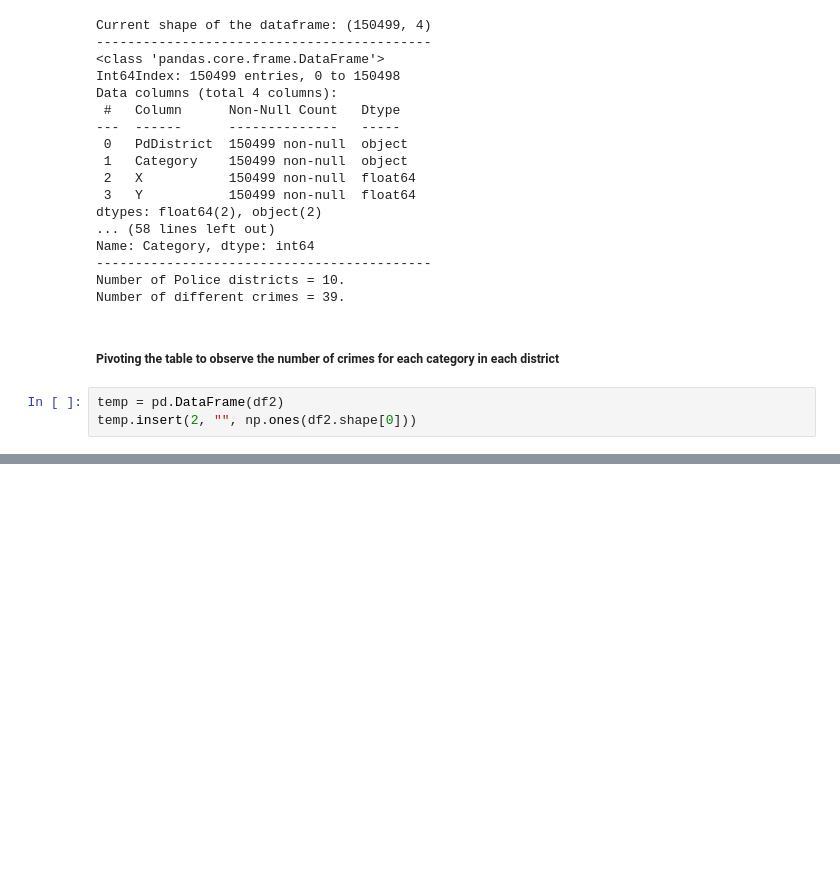
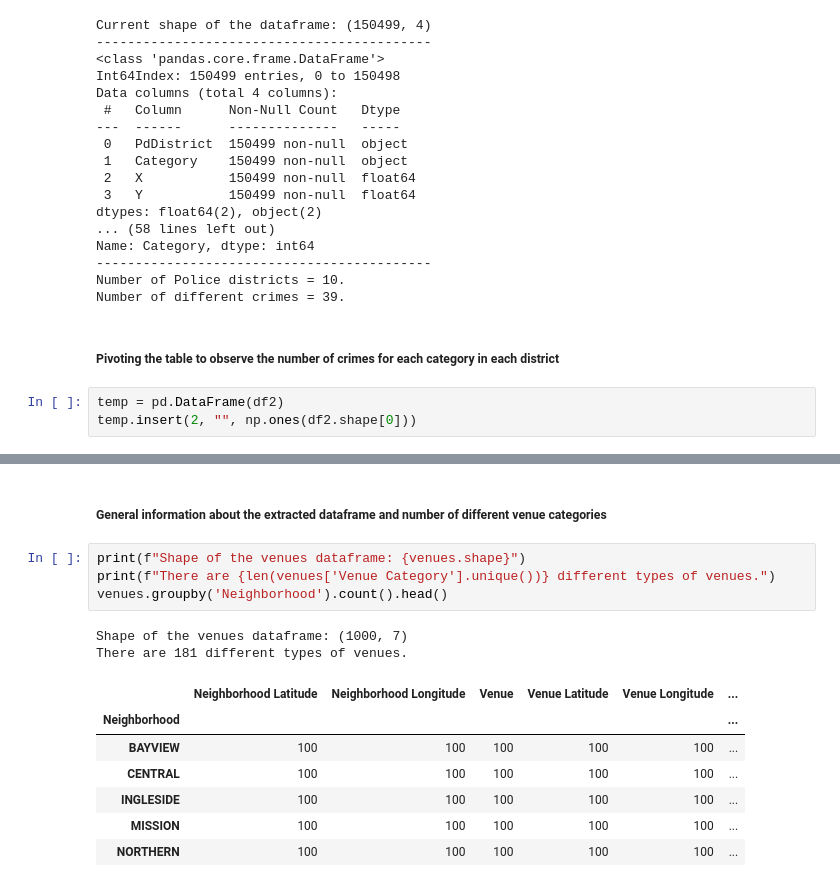
Before and after one commit to RiccardoGiro/IBM_ADSC_Project, a Jupyter notebook: 05_Capstone_Project_Week_4.ipynb, the cells around one changed output, grey strips where cells are left out. Cells and saved outputs as stored; diff of their text form; blank space fills up the shorter version.

```diff
--- a/05_Capstone_Project_Week_4.ipynb
+++ b/05_Capstone_Project_Week_4.ipynb
@@ -135,0 +206,16 @@ df2_pivot.head()
+# %% [markdown]
+##### General information about the extracted dataframe and number of different venue categories
+# %%
+print(f"Shape of the venues dataframe: {venues.shape}")
+print(f"There are {len(venues['Venue Category'].unique())} different types of venues.")
+venues.groupby('Neighborhood').count().head()
+# %% [output]
+Shape of the venues dataframe: (1000, 7)
+There are 181 different types of venues.
+|  | Neighborhood Latitude | Neighborhood Longitude | Venue | Venue Latitude | Venue Longitude | ... |
+| Neighborhood |  |  |  |  |  | ... |
+| BAYVIEW | 100 | 100 | 100 | 100 | 100 | ... |
+| CENTRAL | 100 | 100 | 100 | 100 | 100 | ... |
+| INGLESIDE | 100 | 100 | 100 | 100 | 100 | ... |
+| MISSION | 100 | 100 | 100 | 100 | 100 | ... |
+| NORTHERN | 100 | 100 | 100 | 100 | 100 | ... |
```
Also changed, not shown: parts of 13 cells of this notebook.
